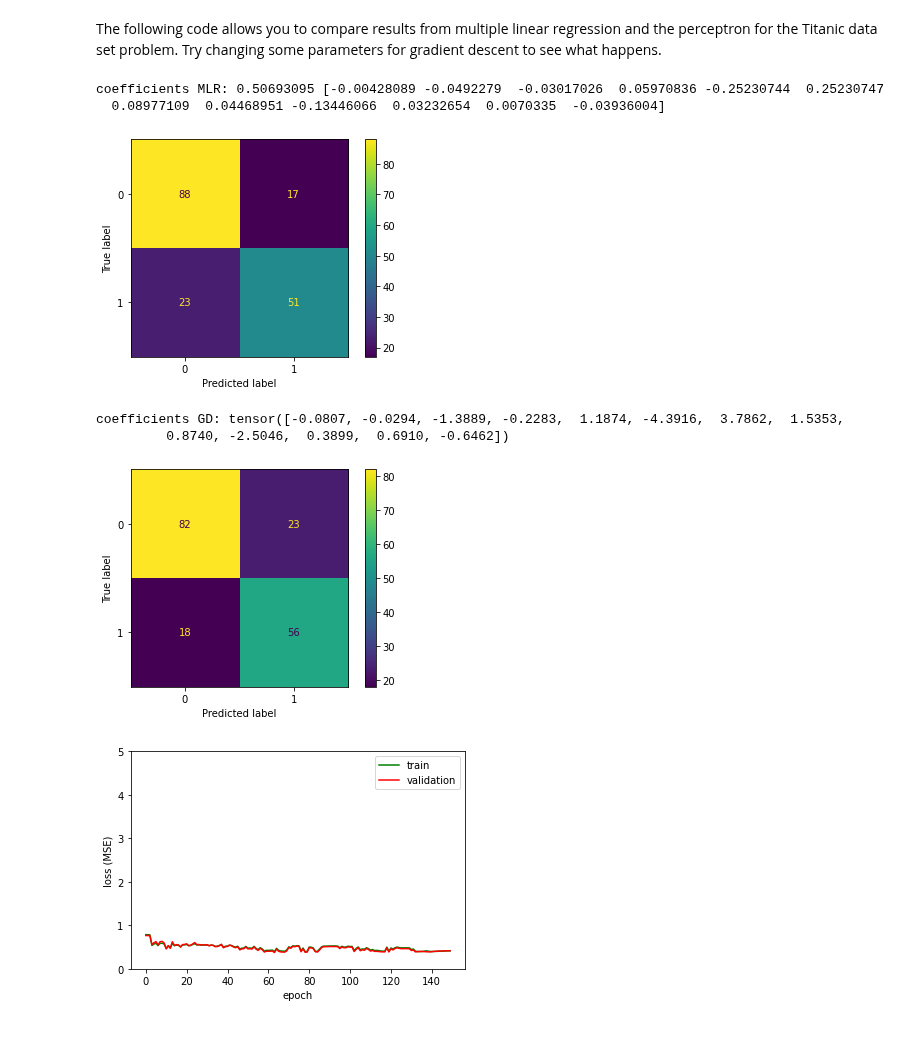
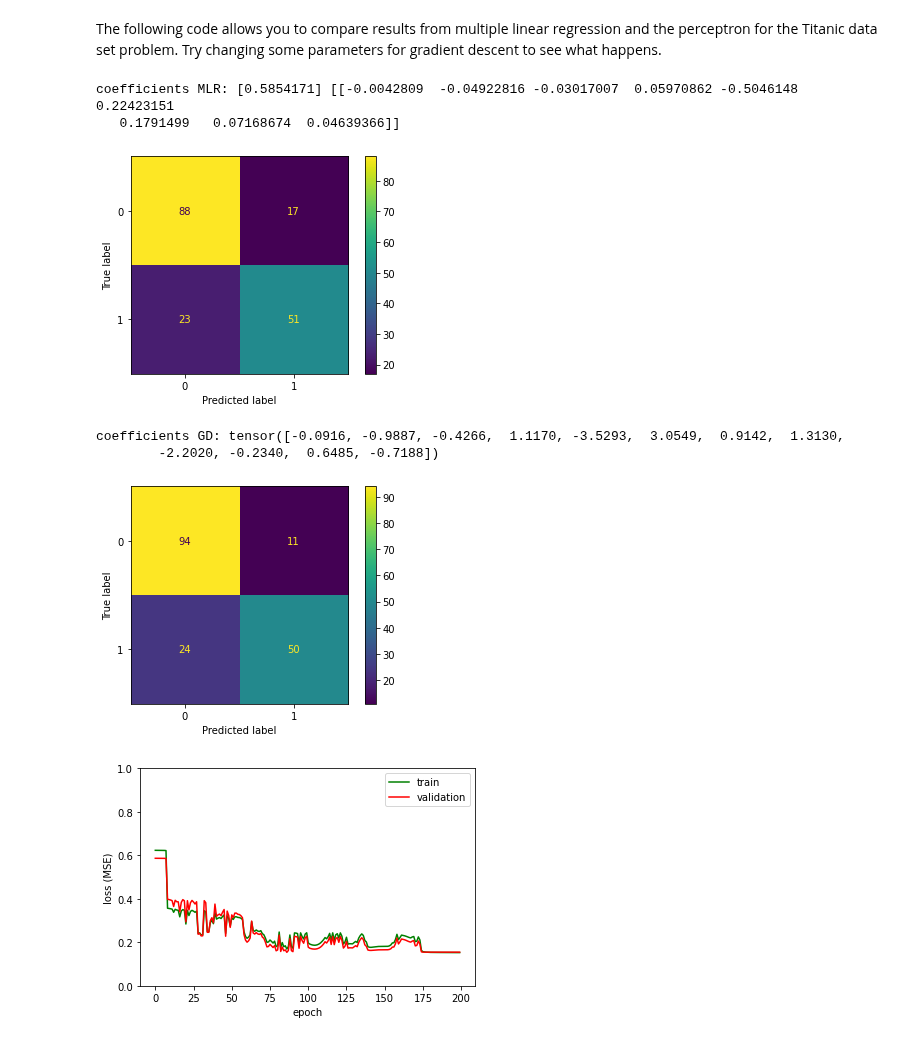
Before and after one commit to isa-ulisboa/greends-pml-2022-2023, a Jupyter notebook: ML_overview_with_examples.ipynb, the cells around one changed output. Cells and saved outputs as stored; diff of their text form; code cells hidden in the pictures.

```diff
--- a/ML_overview_with_examples.ipynb
+++ b/ML_overview_with_examples.ipynb
@@ -375,23 +375,21 @@ X = torch.arange(-5, 5, 0.1).view(-1, 1) # rank-2 tensor
 func = -5 * X + 2
 # Adding Gaussian noise to the function f(X) and saving it in Y
 y = func + 0.4 * torch.randn(X.size())
-y=torch.flatten(y) # reshaping it into a one-dimensional tensor
-
 
 ##################################### Create train and validation sets
 X_train, X_valid, y_train, y_valid = train_test_split(X, y, test_size=0.2, random_state=42)
 
-########################################## Linear regression LS solution
+########################################## Baseline: Linear regression LS solution
 from sklearn.linear_model import LinearRegression
 reg = LinearRegression().fit(X, y)
-print('coefficients:',reg.coef_,reg.intercept_)
+print('coefficients:',reg.intercept_,reg.coef_)
 
 ####################################################### Gradient Descent
 # initial weights
 coeffs=torch.tensor([-20.,-10.]).requires_grad_()
 
 # defining the function for prediction (linear regression)
-def calc_preds(x): return torch.flatten(coeffs[0] + coeffs[1] * x )
+def calc_preds(x): return coeffs[0] + coeffs[1] * x
 
 # Computing MSE loss for one batch of exemples
 def calc_loss_from_labels(y_pred, y): return torch.mean((y_pred - y) ** 2)
@@ -410,7 +408,7 @@ for i in range(iter):
     for idx_start in np.arange(0,X_train.shape[0],B):
         # create batch
         batch_X=X_train[idx_start:(idx_start+B),:]
-        batch_y=y_train[idx_start:(idx_start+B)]
+        batch_y=y_train[idx_start:(idx_start+B):]
         # making a prediction in forward pass
         y_pred = calc_preds(batch_X)
         # calculating the loss between predicted and actual values
@@ -558,44 +556,62 @@ from sklearn.metrics import confusion_matrix, ConfusionMatrixDisplay
 torch.manual_seed(42)
 
 B=20 # batch size
-step_size = 0.1 # learning rate
-iter=20 # number epochs
+lr = 0.1 # learning rate
+iter=200 # number epochs
 
 ############################################ Reading Titanic numerical data, i.e., X and y
 var_names=['Age', 'SibSp', 'Parch', 'LogFare', 'Sex_male', 'Sex_female', 'Pclass_1', 'Pclass_2', 'Pclass_3', 'Embarked_C', 'Embarked_Q', 'Embarked_S']
 path=Path('/content/drive/MyDrive/AAA/Lesson_5/titanic_data') # adapt to your path
-X,y=torch.load(path/'titanic_tensor_data_set.ts')
+X,y=torch.load(path/'titanic_tensor_data_set.ts') # these values are not yet normalized
+y=y[:,None] # to turn it into a column vector
 
 ##################################### Create train and validation sets
 X_train, X_valid, y_train, y_valid = train_test_split(X, y, test_size=0.2, random_state=42)
 
-############################################## Linear regression LS solution
+############################################## Ordinary least squares solution with 0.5 threshold
+# variables to keep to avoid linear dependencies
+var_keep=['Age', 'SibSp', 'Parch', 'LogFare', 'Sex_male',  'Pclass_1', 'Pclass_2',  'Embarked_C', 'Embarked_Q']
+keep=np.isin(var_names,var_keep)
+#
 from sklearn.linear_model import LinearRegression
-reg = LinearRegression().fit(X_train, y_train)
+reg = LinearRegression().fit(X_train[:,keep], y_train)
 print('coefficients MLR:',reg.intercept_,reg.coef_)
-y_pred=reg.predict(X_valid)
+y_pred=reg.predict(X_valid[:,keep])
 disp = ConfusionMatrixDisplay(confusion_matrix(y_valid,(y_pred>0.5)))
 disp.plot()
 plt.show()
 
 ####################################################### Gradient Descent
+# if you want to standardize X and include an additional additive coefficient to the model:
 if False:
+  means = X.mean(dim=1, keepdim=True)
+  stds = X.std(dim=1, keepdim=True)
+  X=normalized_data = (X - means) / stds
+  # add column
   ones=torch.ones(X.shape[0]).reshape(X.shape[0],1)
   X=torch.cat((ones,X),1)
   X_train, X_valid, y_train, y_valid = train_test_split(X, y, test_size=0.2, random_state=42)
 
 # initial weights
-n_coeff = X.shape[1]
-coeffs = (torch.rand(n_coeff)-0.5).requires_grad_()
+def init_coeffs(n_coeff): return (torch.rand(n_coeff,1)-0.5).requires_grad_() # creates a column matrix
 
 # defining the function for prediction: the output is a vector of size=nrows(X)
-def calc_preds(X,coeffs): return  torch.sigmoid((X*coeffs).sum(axis=1))
+def calc_preds(X,coeffs): return  torch.sigmoid(X@coeffs) # using matrix multiplication (aka matmul)
 
 # Computing MSE loss for one batch of exemples: the output is a scalar
 def calc_loss_from_labels(y_pred, y): return torch.mean((y_pred - y) ** 2)
-def calc_loss_from_labels(y_pred, y): return torch.sqrt(torch.mean((y_pred - y) ** 2))
 
-# lists to store losses for each epoch
+# update coeffs
+def update_coeffs(coeffs, lr):
+    coeffs.sub_(coeffs.grad * lr)
+    # zerofy gradients (because they add up)
+    coeffs.grad.zero_()
+
+# compute initial weights as a column matrix
+n_coeff = X_train.shape[1] # number of columns of X, or X_train, or X_valid
+coeffs = init_coeffs(n_coeff)
+
+# create lists to store losses for each epoch
 training_losses=[]; validation_losses=[]
 
 # epochs
@@ -606,42 +622,40 @@ for i in range(iter):
     y_pred = calc_preds(X_valid,coeffs)
     validation_losses.append(calc_loss_from_labels(y_pred, y_valid).tolist())
     # mini-batch gradient descent: weight are updated after each batch
     for idx_start in np.arange(0,X_train.shape[0],B):
         # create batch
         batch_X=X_train[idx_start:(idx_start+B),:]
-        batch_y=y_train[idx_start:(idx_start+B)]
+        batch_y=y_train[idx_start:(idx_start+B):]
         # making a prediction in forward pass
         y_pred = calc_preds(batch_X,coeffs)
         # calculating the loss between predicted and actual values
         loss = calc_loss_from_labels(y_pred, batch_y)
         # compute gradient
         loss.backward()
         with torch.no_grad():
             # update coeffs
-            coeffs.sub_(coeffs.grad * step_size)
-            # zerofy gradients (because they add up)
-            coeffs.grad.zero_()
+            update_coeffs(coeffs, lr)
 
 # predictions and confusion matrix
-print('coefficients GD:',coeffs.requires_grad_(False))
+print('coefficients GD:',torch.flatten(coeffs.requires_grad_(False)))
 y_pred=calc_preds(X_valid,coeffs)
 disp = ConfusionMatrixDisplay(confusion_matrix(y_valid,(y_pred>0.5)))
 disp.plot()
 plt.show()
 
 # plot losses along epochs
 plt.plot(training_losses, '-g',  validation_losses, '-r')
 plt.gca().legend(('train','validation'))
-plt.ylim(0, 5)
+plt.ylim(0, 1)
 plt.xlabel('epoch')
 plt.ylabel('loss (MSE)')
 #plt.title("Train (green) and validation (red) losses")
 plt.show()
 # %% [output]
-coefficients MLR: 0.50693095 [-0.00428089 -0.0492279  -0.03017026  0.05970836 -0.25230744  0.25230747
-  0.08977109  0.04468951 -0.13446066  0.03232654  0.0070335  -0.03936004]
+coefficients MLR: [0.5854171] [[-0.0042809  -0.04922816 -0.03017007  0.05970862 -0.5046148   0.22423151
+   0.1791499   0.07168674  0.04639366]]
 [figure]
-coefficients GD: tensor([-0.0807, -0.0294, -1.3889, -0.2283,  1.1874, -4.3916,  3.7862,  1.5353,
-         0.8740, -2.5046,  0.3899,  0.6910, -0.6462])
+coefficients GD: tensor([-0.0916, -0.9887, -0.4266,  1.1170, -3.5293,  3.0549,  0.9142,  1.3130,
+        -2.2020, -0.2340,  0.6485, -0.7188])
-[figure, old version]
+[figure, new version]
-[figure, old version]
+[figure, new version]
```
Also changed, not shown: parts of 5 cells of this notebook.
